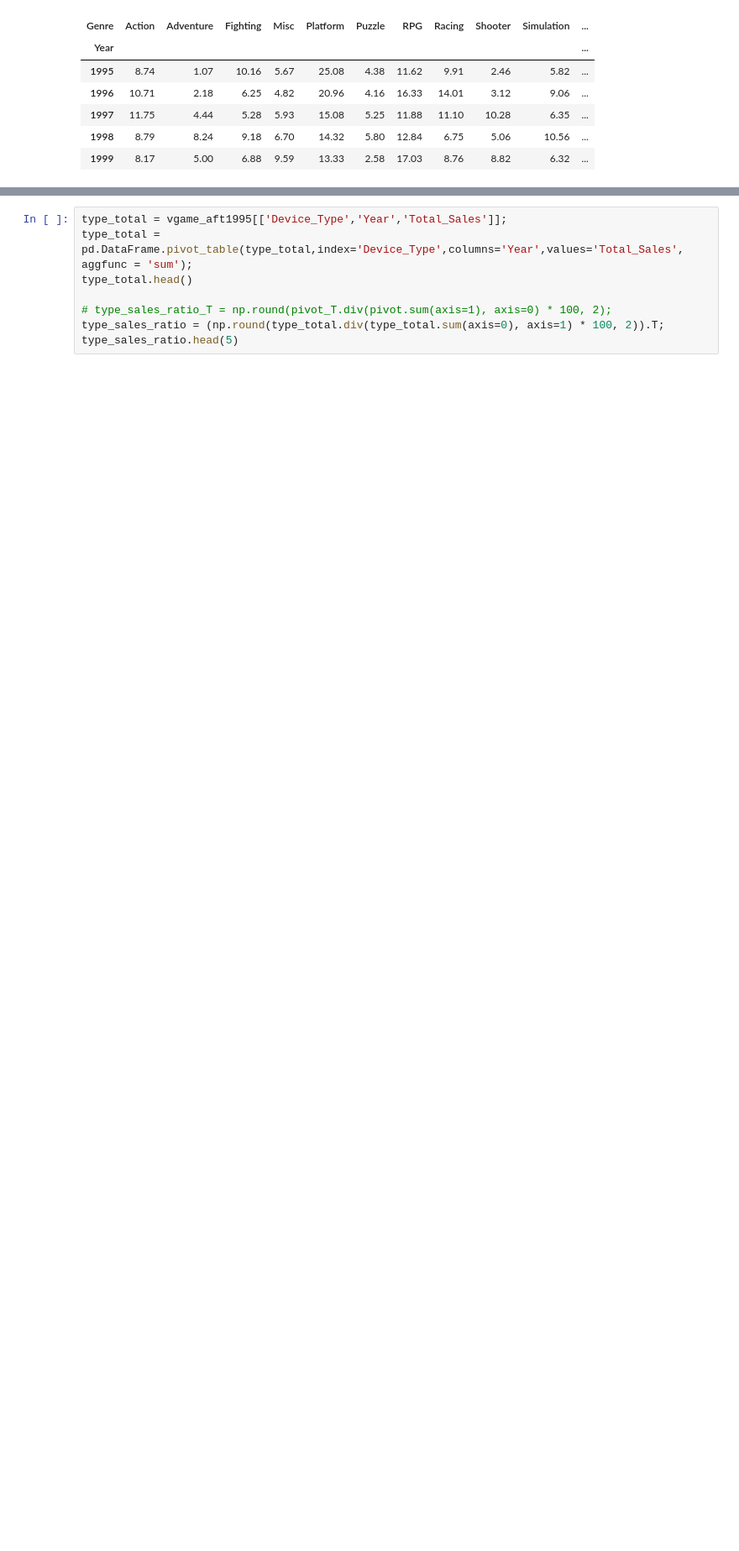
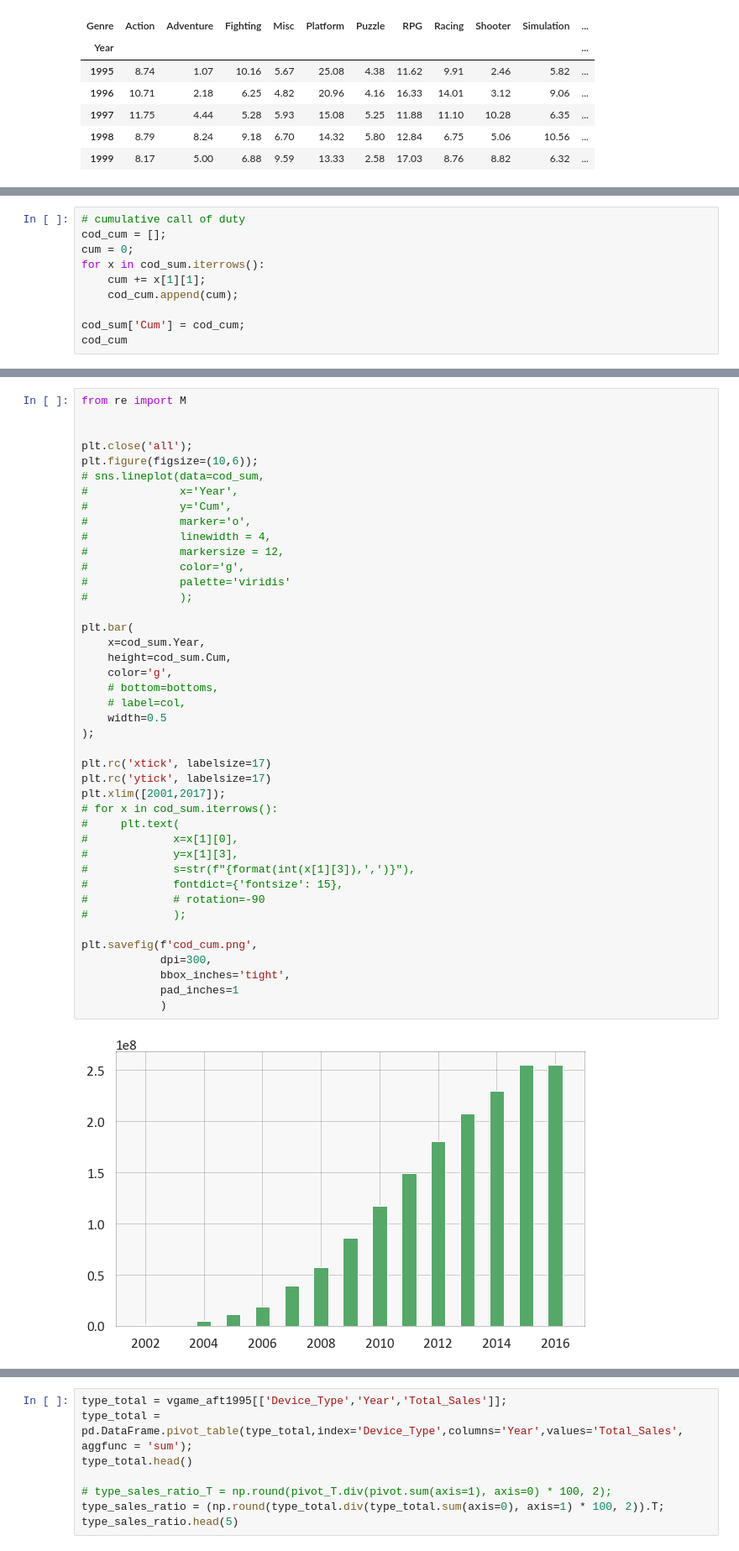
Before and after one commit to tes-b/codestates_project_1, a Jupyter notebook: Project_videogames.ipynb, the cells around one changed output, grey strips where cells are left out. Shown: that part at 84% size. Saved outputs shown, nothing was run; the diff lists cells and outputs as text; blank space fills up the shorter version.

```diff
--- a/Project_videogames.ipynb
+++ b/Project_videogames.ipynb
@@ -677,0 +719,10 @@ sns.lineplot(data=temp,
+# %%
+# cumulative call of duty
+cod_cum = [];
+cum = 0;
+for x in cod_sum.iterrows():
+    cum += x[1][1];
+    cod_cum.append(cum);
+
+cod_sum['Cum'] = cod_cum;
+cod_cum
@@ -678,3 +744,47 @@ sns.lineplot(data=temp,
+# %%
+from re import M
+
+
+plt.close('all');
+plt.figure(figsize=(10,6));
+# sns.lineplot(data=cod_sum,
+#              x='Year',
+#              y='Cum',
+#              marker='o',
+#              linewidth = 4,
+#              markersize = 12,
+#              color='g',
+#              palette='viridis'
+#              );
+
+plt.bar(
+    x=cod_sum.Year,
+    height=cod_sum.Cum,
+    color='g',
+    # bottom=bottoms,
+    # label=col,
+    width=0.5
+);
+
+plt.rc('xtick', labelsize=17)
+plt.rc('ytick', labelsize=17)
+plt.xlim([2001,2017]);
+# for x in cod_sum.iterrows():
+#     plt.text(
+#             x=x[1][0],
+#             y=x[1][3],
+#             s=str(f"{format(int(x[1][3]),',')}"),
+#             fontdict={'fontsize': 15},
+#             # rotation=-90
+#             );
+
+plt.savefig(f'cod_cum.png',
+            dpi=300,
+            bbox_inches='tight',
+            pad_inches=1
+            )
+# %% [output]
+[figure, added]
 # %%
 # %% [output]
 |  | Name | Year | Genre | Publisher | Platform | Platform_Company | Device_Type | NA_Sales | EU_Sales | ... |
```
Also changed, not shown: parts of 8 cells of this notebook.
